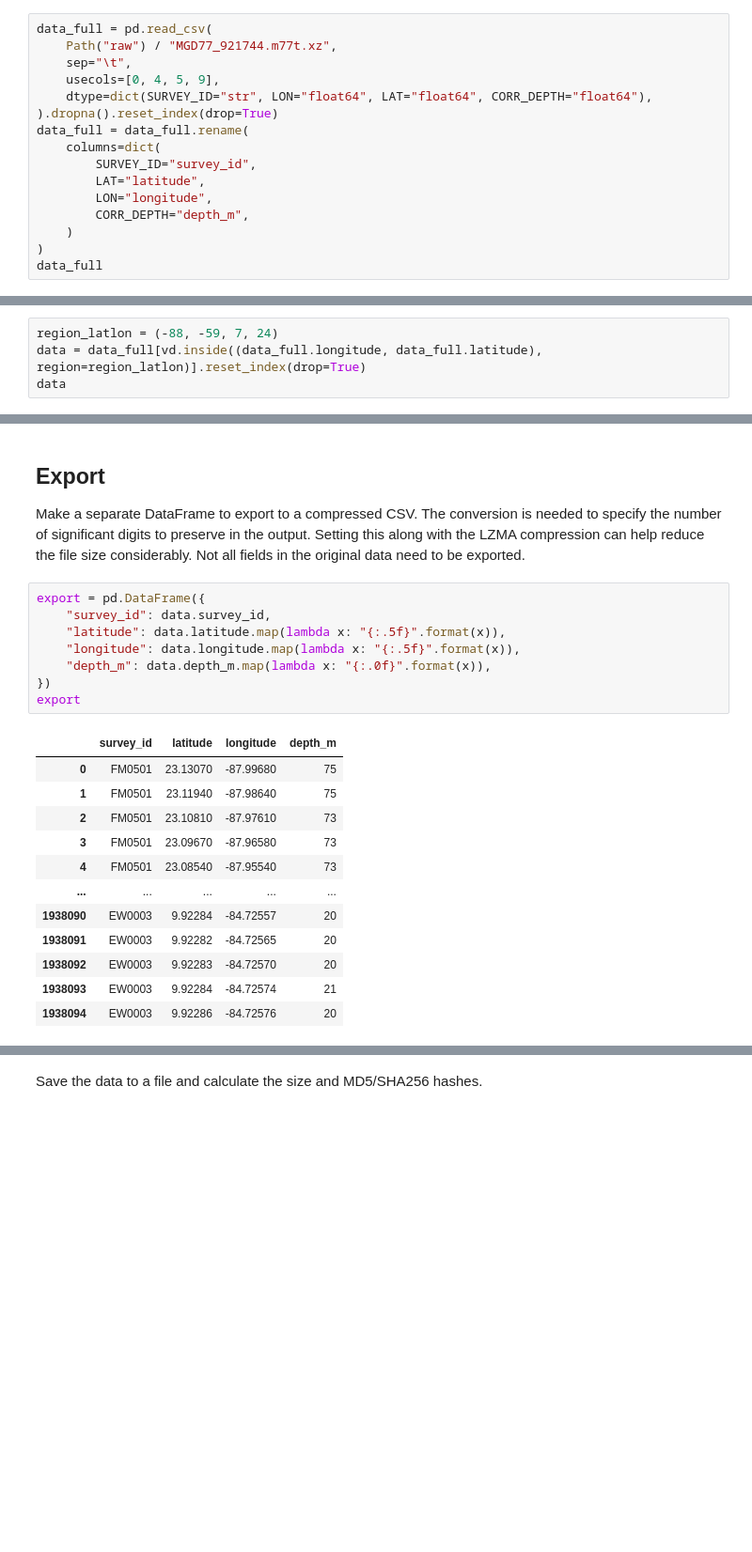
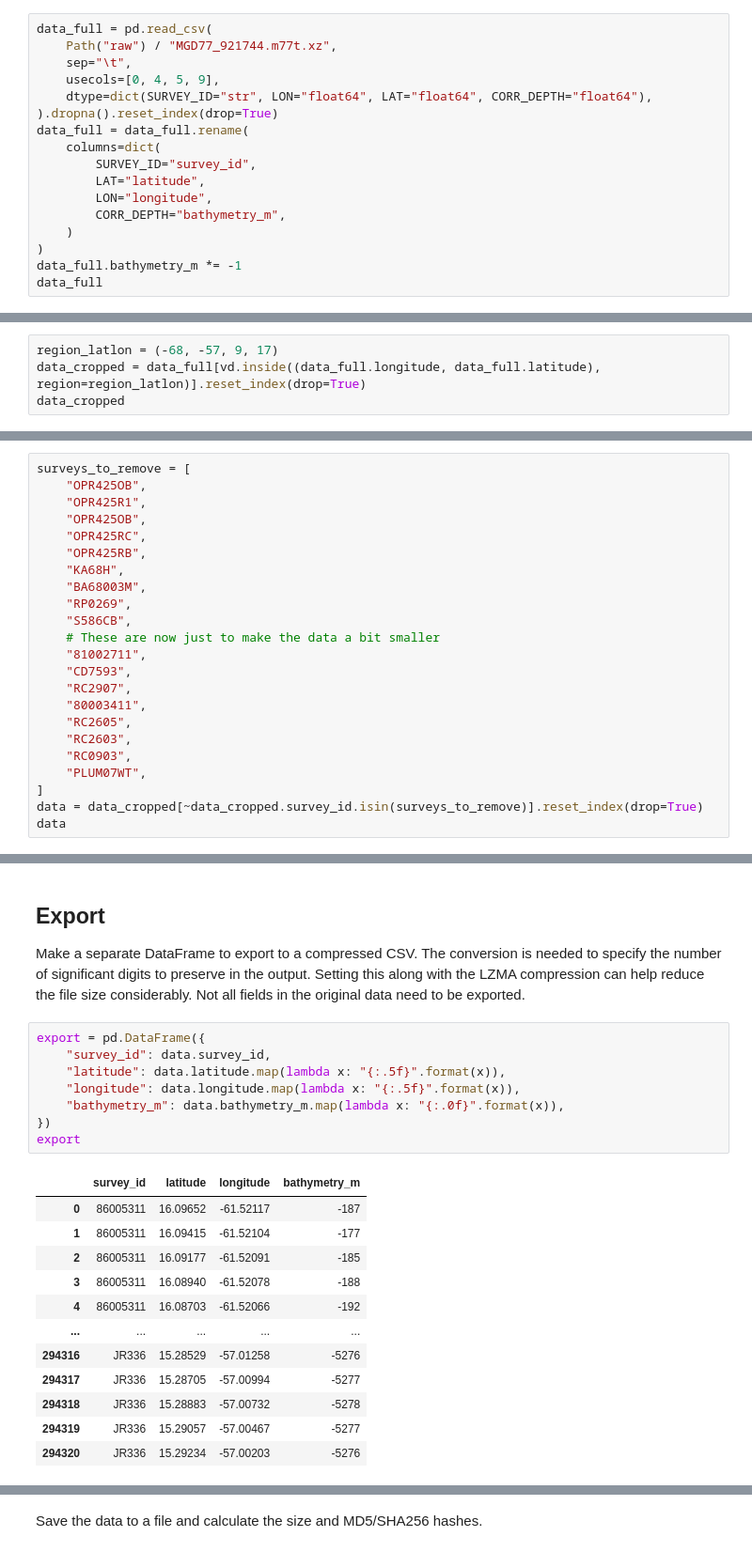
Before and after one commit to fatiando-data/caribbean-bathymetry, a Jupyter notebook: prepare.ipynb, the cells around one changed output, grey strips where cells are left out. Shown at 94% size. Drawn from its saved outputs; the diff is of its cells as text; blank space fills up the shorter version.

```diff
--- a/prepare.ipynb
+++ b/prepare.ipynb
@@ -41,8 +41,9 @@ data_full = data_full.rename(
         SURVEY_ID="survey_id",
         LAT="latitude",
         LON="longitude",
-        CORR_DEPTH="depth_m",
+        CORR_DEPTH="bathymetry_m",
     )
 )
+data_full.bathymetry_m *= -1
 data_full
 # %% [output]
@@ -62,7 +63,7 @@ data_full
 # %% [markdown]
 There is quite a bit of data so we want to slice it a bit to cover a smaller area where the bathymetry is more interesting.
 # %%
-region_latlon = (-88, -59, 7, 24)
-data = data_full[vd.inside((data_full.longitude, data_full.latitude), region=region_latlon)].reset_index(drop=True)
-data
+region_latlon = (-68, -57, 9, 17)
+data_cropped = data_full[vd.inside((data_full.longitude, data_full.latitude), region=region_latlon)].reset_index(drop=True)
+data_cropped
 # %% [output]
@@ -81,0 +85,23 @@ data
+# %%
+surveys_to_remove = [
+    "OPR425OB",
+    "OPR425R1",
+    "OPR425OB",
+    "OPR425RC",
+    "OPR425RB",
+    "KA68H",
+    "BA68003M",
+    "RP0269",
+    "S586CB",
+    # These are now just to make the data a bit smaller
+    "81002711",
+    "CD7593",
+    "RC2907",
+    "80003411",
+    "RC2605",
+    "RC2603",
+    "RC0903",
+    "PLUM07WT",
+]
+data = data_cropped[~data_cropped.survey_id.isin(surveys_to_remove)].reset_index(drop=True)
+data
@@ -109,21 +149,21 @@ Make a separate DataFrame to export to a compressed CSV. The conversion is neede
 # %%
 export = pd.DataFrame({
     "survey_id": data.survey_id,
     "latitude": data.latitude.map(lambda x: "{:.5f}".format(x)),
     "longitude": data.longitude.map(lambda x: "{:.5f}".format(x)),
-    "depth_m": data.depth_m.map(lambda x: "{:.0f}".format(x)),
+    "bathymetry_m": data.bathymetry_m.map(lambda x: "{:.0f}".format(x)),
 })
 export
 # %% [output]
-|  | survey_id | latitude | longitude | depth_m |
-| 0 | FM0501 | 23.13070 | -87.99680 | 75 |
-| 1 | FM0501 | 23.11940 | -87.98640 | 75 |
-| 2 | FM0501 | 23.10810 | -87.97610 | 73 |
-| 3 | FM0501 | 23.09670 | -87.96580 | 73 |
-| 4 | FM0501 | 23.08540 | -87.95540 | 73 |
+|  | survey_id | latitude | longitude | bathymetry_m |
+| 0 | 86005311 | 16.09652 | -61.52117 | -187 |
+| 1 | 86005311 | 16.09415 | -61.52104 | -177 |
+| 2 | 86005311 | 16.09177 | -61.52091 | -185 |
+| 3 | 86005311 | 16.08940 | -61.52078 | -188 |
+| 4 | 86005311 | 16.08703 | -61.52066 | -192 |
 | ... | ... | ... | ... | ... |
-| 1938090 | EW0003 | 9.92284 | -84.72557 | 20 |
-| 1938091 | EW0003 | 9.92282 | -84.72565 | 20 |
-| 1938092 | EW0003 | 9.92283 | -84.72570 | 20 |
-| 1938093 | EW0003 | 9.92284 | -84.72574 | 21 |
-| 1938094 | EW0003 | 9.92286 | -84.72576 | 20 |
+| 294316 | JR336 | 15.28529 | -57.01258 | -5276 |
+| 294317 | JR336 | 15.28705 | -57.00994 | -5277 |
+| 294318 | JR336 | 15.28883 | -57.00732 | -5278 |
+| 294319 | JR336 | 15.29057 | -57.00467 | -5277 |
+| 294320 | JR336 | 15.29234 | -57.00203 | -5276 |
```
Also changed, not shown: parts of 10 cells of this notebook, 3 other files.
